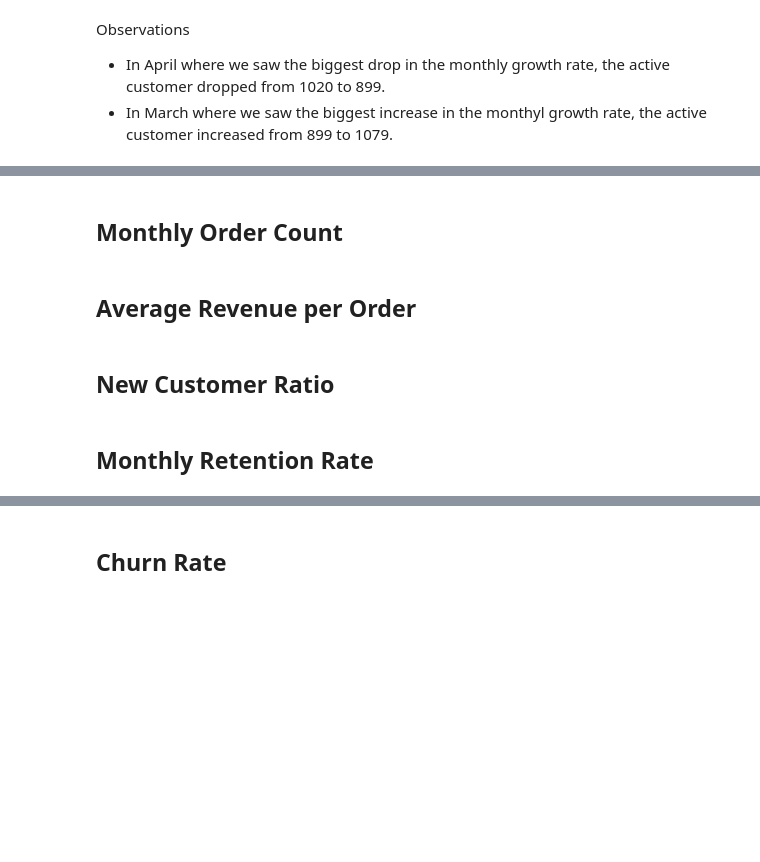
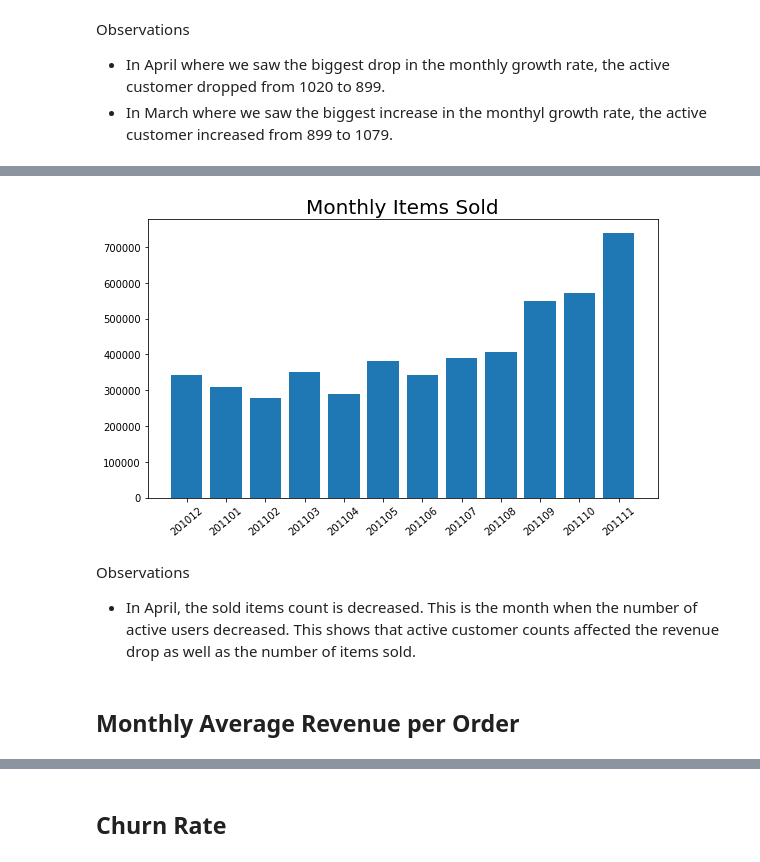
Before and after one commit to dae-han/Business_Growth_Using_Data_Science, a Jupyter notebook: Metrics.ipynb, the cells around one changed output, grey strips where cells are left out. Saved outputs shown, nothing was run; the diff lists cells and outputs as text; code cells hidden in the pictures; blank space fills up the shorter version.

```diff
--- a/Metrics.ipynb
+++ b/Metrics.ipynb
@@ -238,0 +242,3 @@ Observations
+# %%
+df_monthly_sales = df.groupby('InvoiceYearMonth').sum()[['Quantity']]
+df_monthly_sales
@@ -239,8 +280,20 @@ Observations
+# %%
+# Last month (201112) in this dataset is not complete. Therefore, I remove it from the dataset.
+
+x = df_monthly_sales.index[:-1]
+y = df_monthly_sales['Quantity'][:-1]
+# %%
+# Plot using Matplotlib as Plotly plot does not show in GitHub preview.
+
+plt.figure(figsize = (8,5))
+plt.bar(list(range(1, len(x)+1)),y)
+plt.xticks(list(range(1, len(x)+1)), x, rotation = 40)
+plt.title("Monthly Items Sold", fontsize = 20)
+plt.tight_layout();
+# %% [output]
+[figure, added]
+# %% [markdown]
+Observations
+- In April, the sold items count is decreased. This is the month when the number of active users decreased. This shows that active customer counts affected the revenue drop as well as the number of items sold.
 # %% [markdown]
-## Monthly Order Count
+## Monthly Average Revenue per Order
-# %% [markdown]
-## Average Revenue per Order
-# %% [markdown]
-## New Customer Ratio
-# %% [markdown]
-## Monthly Retention Rate
```
Also changed, not shown: parts of 16 cells of this notebook.
